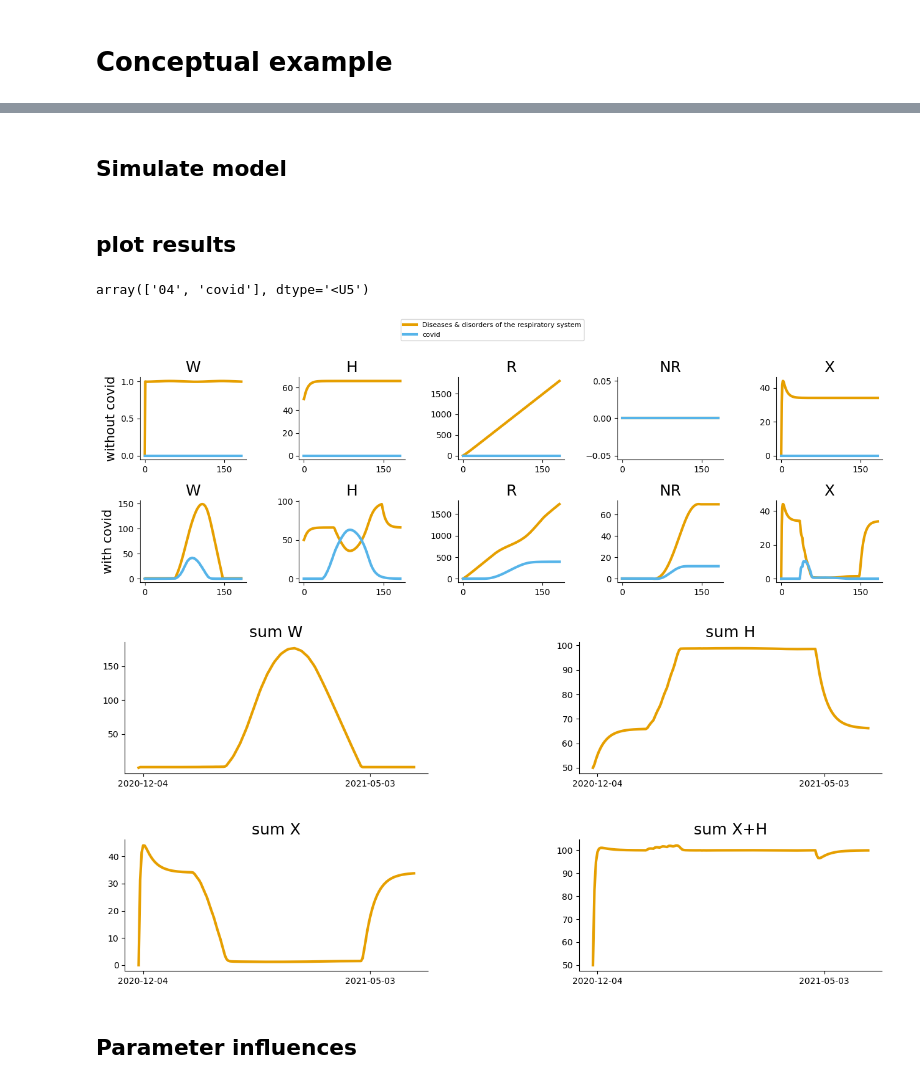
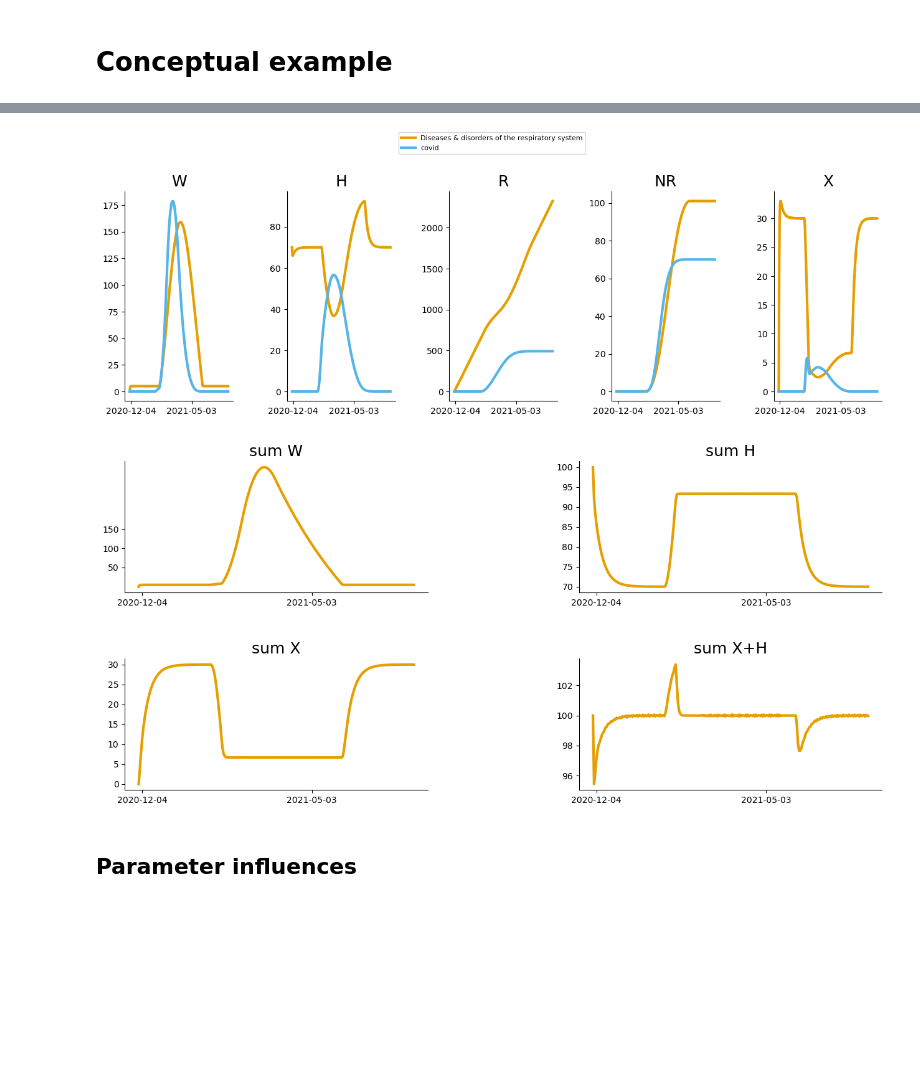
Before and after one commit to woldmuyn/COVID19-Model, a Jupyter notebook: notebooks/scratch/woldmuyn_postponed_healthcare_Queue.ipynb, the cells around one changed output, grey strips where cells are left out. Saved outputs shown, nothing was run; the diff lists cells and outputs as text; code cells hidden in the pictures; blank space fills up the shorter version.

```diff
--- a/notebooks/scratch/woldmuyn_postponed_healthcare_Queue.ipynb
+++ b/notebooks/scratch/woldmuyn_postponed_healthcare_Queue.ipynb
@@ -138 +142,13 @@ def hypothetical_covid_peak(t, states, param,MDC,start_peak,end_peak,peak_amplit
+# %%
+start_sim = pd.to_datetime('2020-12-01')
+end_sim = pd.to_datetime('2021-08-01')
+sim_time = pd.date_range(start_sim,end_sim)
+
+plot_start_date = pd.to_datetime('2021-01-01')
+plot_end_date = pd.to_datetime('2021-08-01')
+plot_time = pd.date_range(plot_start_date,plot_end_date)
+
+start_peak = pd.to_datetime('2021-02-01')
+end_peak = pd.to_datetime('2021-04-01')
+peak_amplitude = 20
 # %%
@@ -180,62 +176,35 @@ model = postponed_healthcare_model(init_states,params,coordinates,time_dependent
-# %% [markdown]
-## Simulate model
-# %%
-model.parameters.update({'peak_amplitude':0,'epsilon':np.zeros(len(MDC_classes))})
-out_without_covid = model.sim([start_date,end_date])
-model.parameters.update({'peak_amplitude':10,'epsilon':epsilon})
-out_with_covid = model.sim([start_date,end_date])
-# %% [markdown]
-## plot results
-# %%
-out_with_covid.MDC.values
-# %% [output]
-array(['04', 'covid'], dtype='<U5')
+# %%
+out = model.sim([start_sim,end_sim])
 # %%
-fig, axs = plt.subplots(2,5)
+fig, axs = plt.subplots(1,5)
 axs = axs.reshape(-1)
 
 label_with = False
 label_without = False
 idx=0
-for with_or_without in ['without','with']:
-    out = globals()['out_'+with_or_without+'_covid']
-    if with_or_without == 'without' and not label_without:
-        axs[idx].set_ylabel('without covid')
-        label_without=True
-    elif with_or_without == 'with' and not label_with:
-        axs[idx].set_ylabel('with covid')
-        label_with=True
-    for state in model.state_names:
-        for disease in out_with_covid.MDC.values:
-            #if disease=='04':
-            #    out_plot = out.sel(MDC_keys=disease)[state]+out.sel(MDC_keys='covid')[state]
-            #else:
-            out_plot = out.sel(MDC=disease)[state]
-            axs[idx].plot(out_plot, label=MDC_dict[disease])
-            axs[idx].set_title(state)
-            axs[idx].xaxis.set_major_locator(plt.MaxNLocator(2))
-            axs[idx].grid(False)
-            axs[idx].tick_params(axis='both', which='major', labelsize=10)
-            axs[idx].tick_params(axis='both', which='minor', labelsize=8)
-        idx+=1
+for state in model.state_names:
+    for disease in out.MDC.values:
+        out_plot = out.sel(MDC=disease)[state]
+        axs[idx].plot(sim_time,out_plot, label=MDC_dict[disease])
+        axs[idx].set_title(state)
+        axs[idx].xaxis.set_major_locator(plt.MaxNLocator(2))
+        axs[idx].grid(False)
+        axs[idx].tick_params(axis='both', which='major', labelsize=10)
+        axs[idx].tick_params(axis='both', which='minor', labelsize=8)
+    idx+=1
 
 plt.subplots_adjust(left=0.1,
                     bottom=0.1,
                     right=2,
                     top=0.8,
                     wspace=0.5,
                     hspace=0.5)
 handles, labels = axs[0].get_legend_handles_labels()
 fig.legend(handles, labels, loc='upper center',fontsize=8)
 plt.show()
 # %% [output]
-[figure, old version]
+[figure, new version]
 # %%
-plot_start_date = pd.to_datetime('2020-12-01')
-plot_end_date = pd.to_datetime('2021-06-01')
-time = pd.date_range(plot_start_date,plot_end_date)
-out = out_with_covid.sel(date=time)
-
 fig, axs = plt.subplots(2,2)
 axs = axs.reshape(-1)
 for idx,state in enumerate(['W','H','X','X+H']):
@@ -243,7 +212,7 @@ for idx,state in enumerate(['W','H','X','X+H']):
         out_plot = out.sum('MDC')['X'] + out.sum('MDC')['H']
     else:
         out_plot = out.sum('MDC')[state]
-    axs[idx].plot(time,out_plot)
+    axs[idx].plot(sim_time,out_plot)
     axs[idx].set_title('sum '+state)
     axs[idx].xaxis.set_major_locator(plt.MaxNLocator(2))
     axs[idx].grid(False)
@@ -260,7 +229,7 @@ plt.subplots_adjust(left=0.1,
 axs[0].set_yticks(ticks=[X_tot-50,X_tot,X_tot+50])
 plt.show()
 # %% [output]
-[figure, old version]
+[figure, new version]
 # %% [markdown]
 ## Parameter influences
 # %%
```
Also changed, not shown: parts of 23 cells of this notebook, 5 other files.
